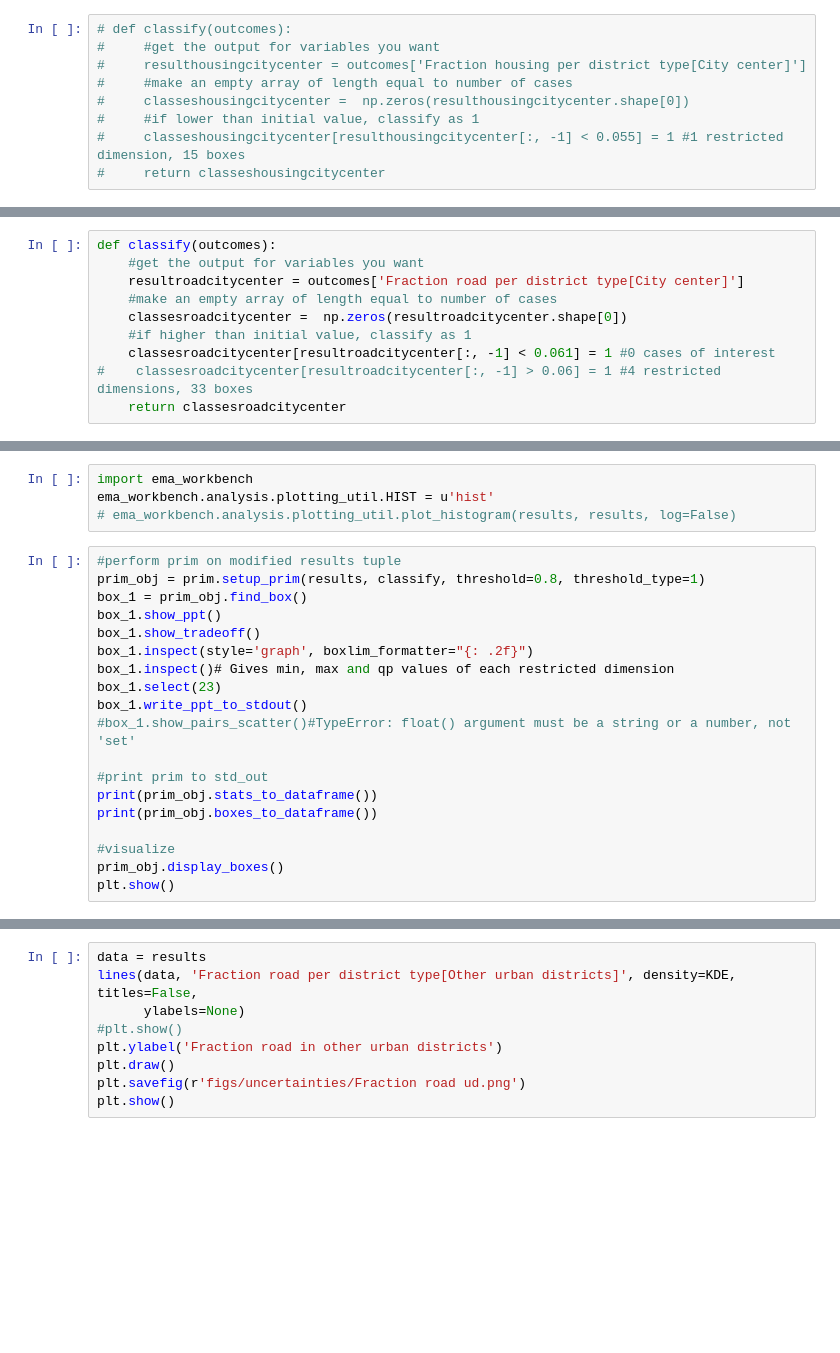
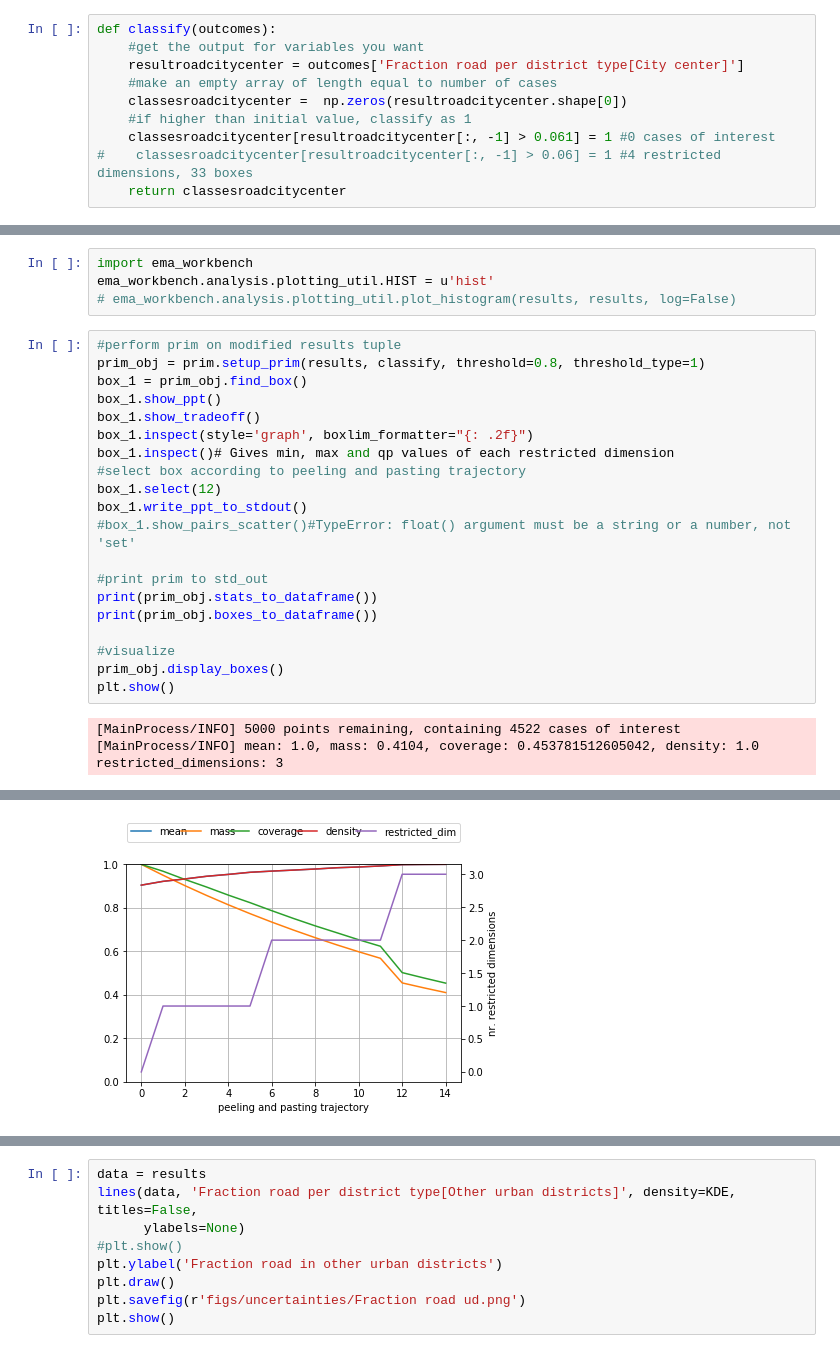
Before and after one commit to martijnlegene/Thesis, a Jupyter notebook: Prim tests and graphs.ipynb, the cells around one changed output, grey strips where cells are left out. Saved outputs shown, nothing was run; the diff lists cells and outputs as text; blank space fills up the shorter version.

Commit message:
update prim tests and graphs

```diff
--- a/Prim tests met grouping specifiers.ipynb
+++ b/Prim tests and graphs.ipynb
@@ -36,11 +33,12 @@ results = load_results(r'PRIM results/no_policy_experiments_PRIM_5000.tar.gz')
 # %% [output]
 [MainProcess/INFO] results loaded succesfully from C:\Users\martijn.legene\EMA TESTS\PRIM results\no_policy_experiments_PRIM_5000.tar.gz
 # %%
-# def classify(outcomes):
-#     #get the output for variables you want
-#     resulthousingcitycenter = outcomes['Fraction housing per district type[City center]']
-#     #make an empty array of length equal to number of cases
-#     classeshousingcitycenter =  np.zeros(resulthousingcitycenter.shape[0])
-#     #if lower than initial value, classify as 1
-#     classeshousingcitycenter[resulthousingcitycenter[:, -1] < 0.055] = 1 #1 restricted dimension, 15 boxes
-#     return classeshousingcitycenter
+def classify(outcomes):
+    #get the output for variables you want
+    resultroadcitycenter = outcomes['Fraction road per district type[City center]']
+    #make an empty array of length equal to number of cases
+    classesroadcitycenter =  np.zeros(resultroadcitycenter.shape[0])
+    #if higher than initial value, classify as 1
+    classesroadcitycenter[resultroadcitycenter[:, -1] > 0.061] = 1 #0 cases of interest
+#    classesroadcitycenter[resultroadcitycenter[:, -1] > 0.06] = 1 #4 restricted dimensions, 33 boxes
+    return classesroadcitycenter
@@ -56,13 +45,3 @@ results = load_results(r'PRIM results/no_policy_experiments_PRIM_5000.tar.gz')
-# %%
-def classify(outcomes):
-    #get the output for variables you want
-    resultroadcitycenter = outcomes['Fraction road per district type[City center]']
-    #make an empty array of length equal to number of cases
-    classesroadcitycenter =  np.zeros(resultroadcitycenter.shape[0])
-    #if higher than initial value, classify as 1
-    classesroadcitycenter[resultroadcitycenter[:, -1] < 0.061] = 1 #0 cases of interest
-#    classesroadcitycenter[resultroadcitycenter[:, -1] > 0.06] = 1 #4 restricted dimensions, 33 boxes
-    return classesroadcitycenter
 # %%
 def classify(outcomes):
     #get the output for variables you want
@@ -250,7 +188,8 @@ box_1.show_ppt()
 box_1.show_tradeoff()
 box_1.inspect(style='graph', boxlim_formatter="{: .2f}")
 box_1.inspect()# Gives min, max and qp values of each restricted dimension
-box_1.select(23)
+#select box according to peeling and pasting trajectory
+box_1.select(12)
 box_1.write_ppt_to_stdout()
 #box_1.show_pairs_scatter()#TypeError: float() argument must be a string or a number, not 'set'
 
@@ -261,3 +200,6 @@ print(prim_obj.boxes_to_dataframe())
 #visualize
 prim_obj.display_boxes()
 plt.show()
+# %% [output]
+[MainProcess/INFO] 5000 points remaining, containing 4522 cases of interest
+[MainProcess/INFO] mean: 1.0, mass: 0.4104, coverage: 0.453781512605042, density: 1.0 restricted_dimensions: 3
@@ -263,0 +223 @@ plt.show()
+[figure, added]
```
Also changed, not shown: parts of 28 cells of this notebook.
